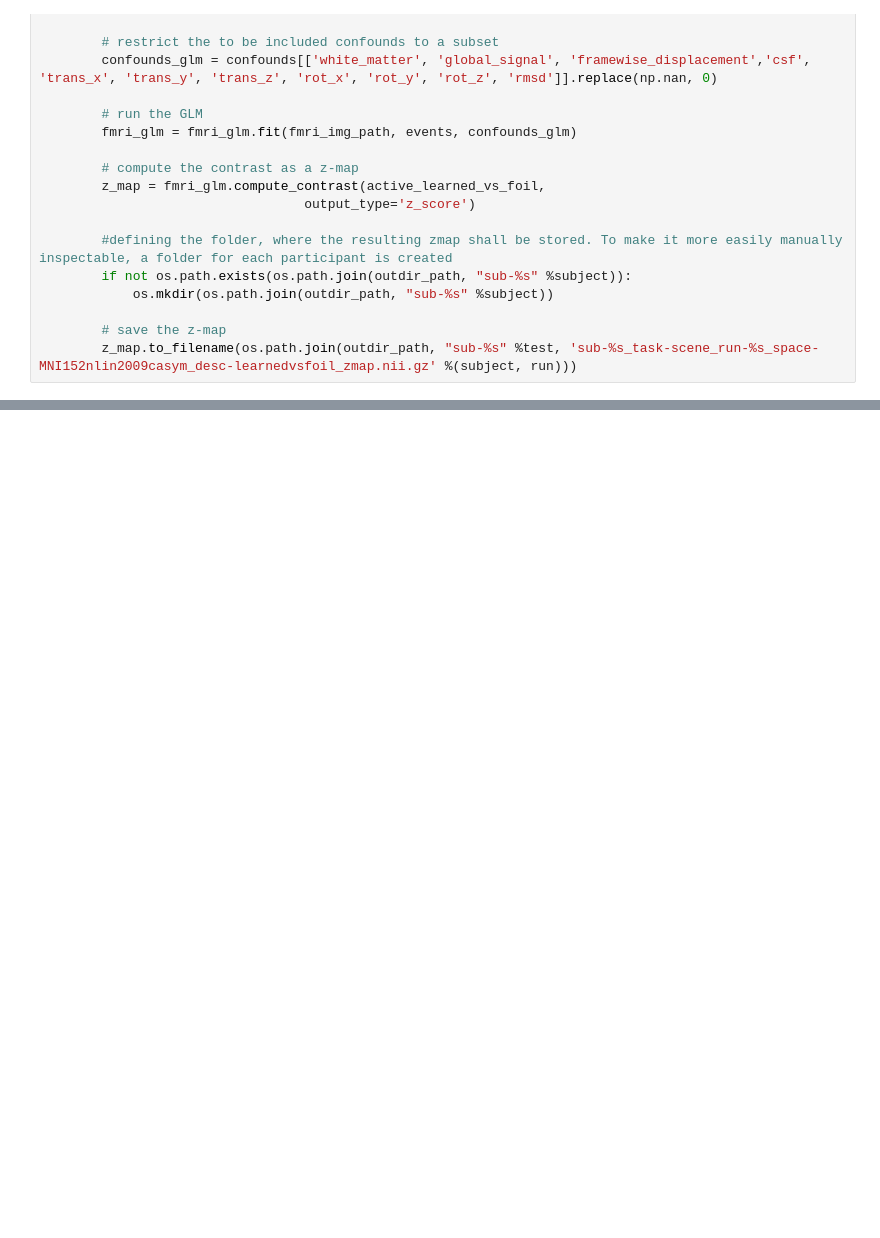
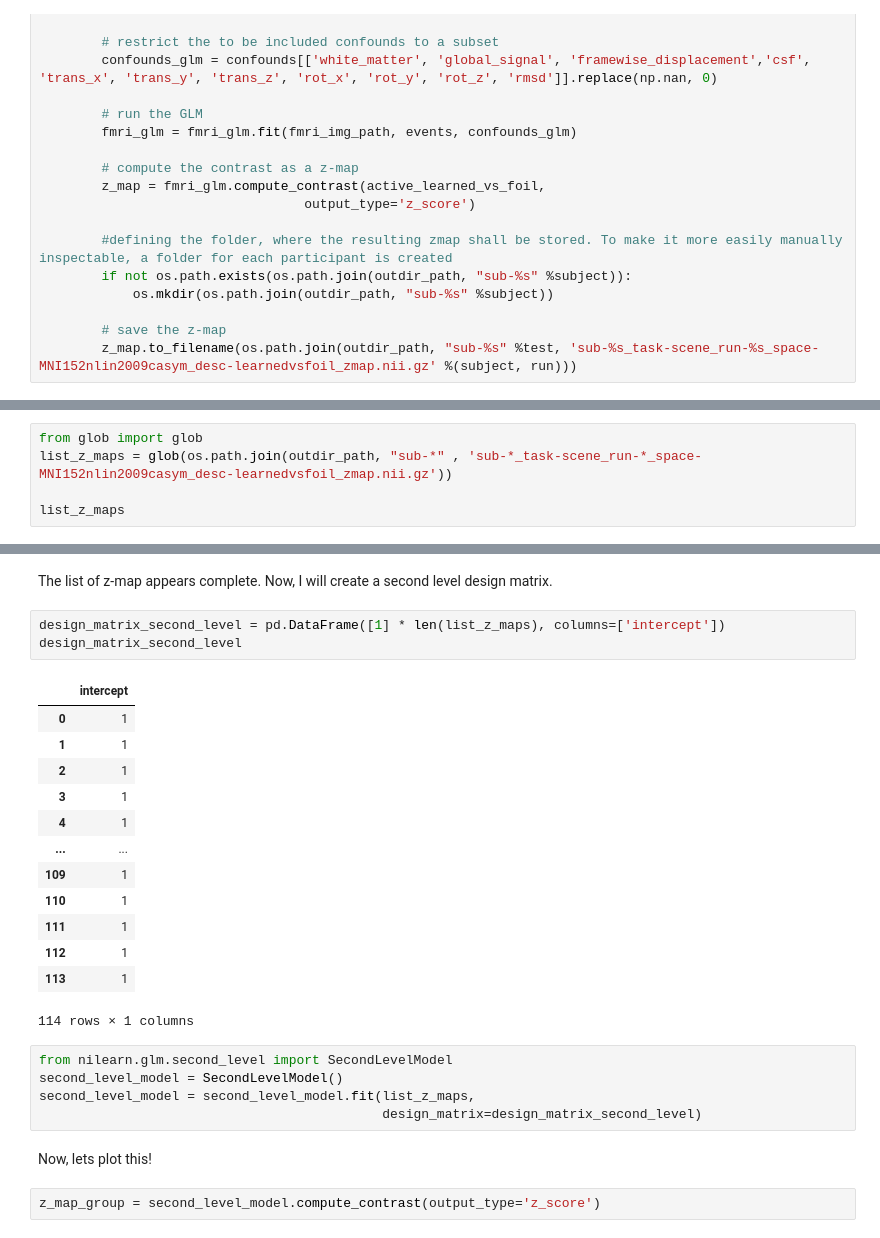
Before and after one commit to tchaase/research-internship-2022, a Jupyter notebook: content/code/linear_model.ipynb, the cells around one changed output, grey strips where cells are left out. Saved outputs shown, nothing was run; the diff lists cells and outputs as text; blank space fills up the shorter version.

Commit message:
started group level analyses

```diff
--- a/content/code/linear_model.ipynb
+++ b/content/code/linear_model.ipynb
@@ -717,0 +821,5 @@ for subject in ['03']:
+# %%
+from glob import glob
+list_z_maps = glob(os.path.join(outdir_path, "sub-*" , 'sub-*_task-scene_run-*_space-MNI152nlin2009casym_desc-learnedvsfoil_zmap.nii.gz'))
+
+list_z_maps
@@ -717,0 +844,28 @@ for subject in ['03']:
+# %% [markdown]
+The list of z-map appears complete. Now, I will create a second level design matrix.
+# %%
+design_matrix_second_level = pd.DataFrame([1] * len(list_z_maps), columns=['intercept'])
+design_matrix_second_level
+# %% [output]
+|  | intercept |
+| 0 | 1 |
+| 1 | 1 |
+| 2 | 1 |
+| 3 | 1 |
+| 4 | 1 |
+| ... | ... |
+| 109 | 1 |
+| 110 | 1 |
+| 111 | 1 |
+| 112 | 1 |
+| 113 | 1 |
+114 rows × 1 columns
+# %%
+from nilearn.glm.second_level import SecondLevelModel
+second_level_model = SecondLevelModel()
+second_level_model = second_level_model.fit(list_z_maps,
+                                            design_matrix=design_matrix_second_level)
+# %% [markdown]
+Now, lets plot this!
+# %%
+z_map_group = second_level_model.compute_contrast(output_type='z_score')
```
Also changed, not shown: parts of 26 cells of this notebook.
